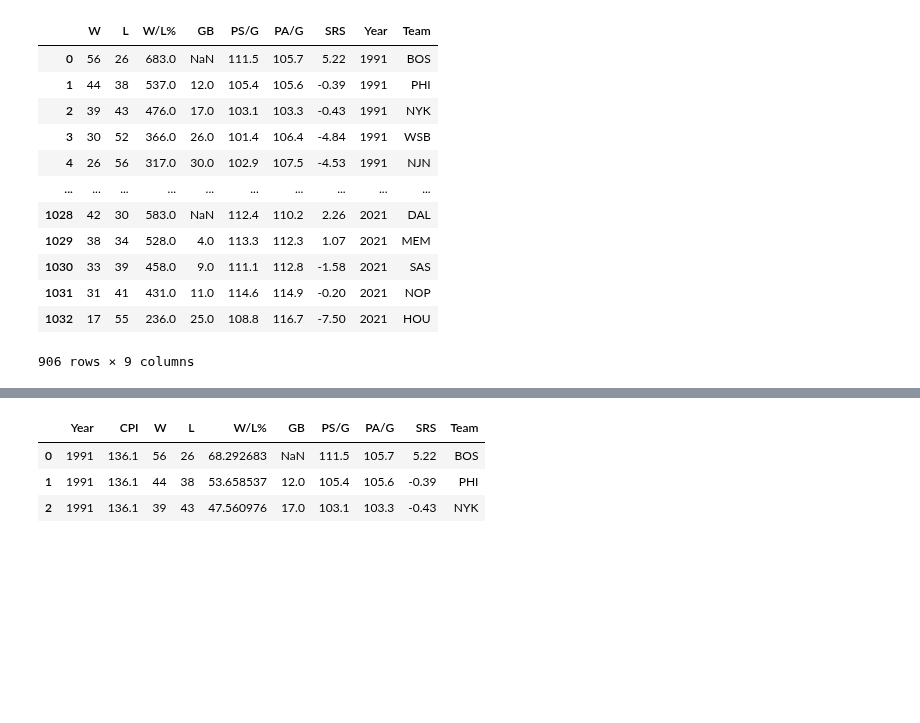
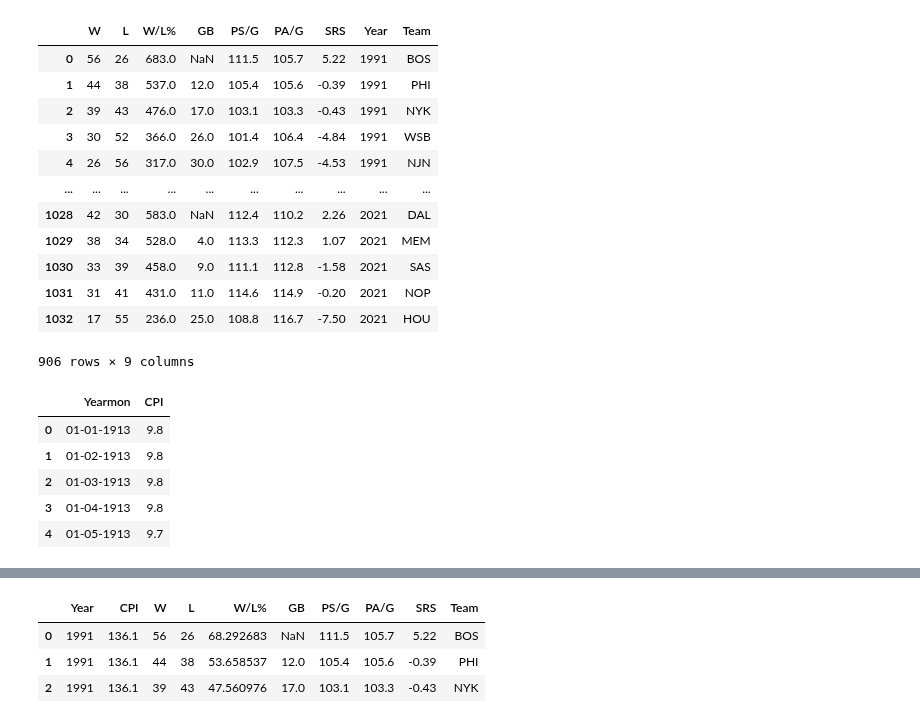
Before and after one commit to akmalgomal3/nba-kasddead, a Jupyter notebook: 2b.ipynb, the cells around one changed output, grey strips where cells are left out. Drawn from its saved outputs; the diff is of its cells as text; code cells hidden in the pictures; blank space fills up the shorter version.

```diff
--- a/2b.ipynb
+++ b/2b.ipynb
@@ -156,3 +156,12 @@ def cleaning_anyDf_recalculateWLpercentage(teams_2b):
     teams_2b = teams_2b.copy()
     teams_2b['W/L%'] = 100*teams_2b.W / (teams_2b.W + teams_2b.L)
     return teams_2b
+# %%
+us_inflation_2b.head()
+# %% [output]
+|  | Yearmon | CPI |
+| 0 | 01-01-1913 | 9.8 |
+| 1 | 01-02-1913 | 9.8 |
+| 2 | 01-03-1913 | 9.8 |
+| 3 | 01-04-1913 | 9.8 |
+| 4 | 01-05-1913 | 9.7 |
```
Also changed, not shown: parts of 25 cells of this notebook, 1 other file.
